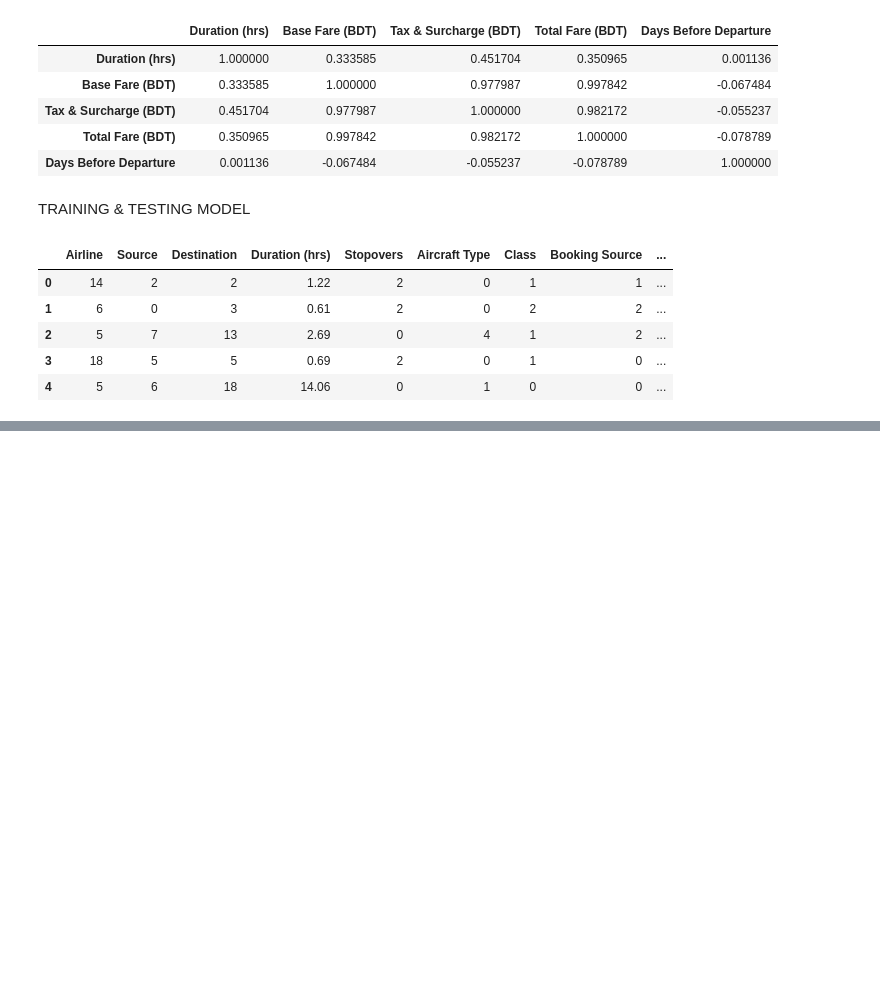
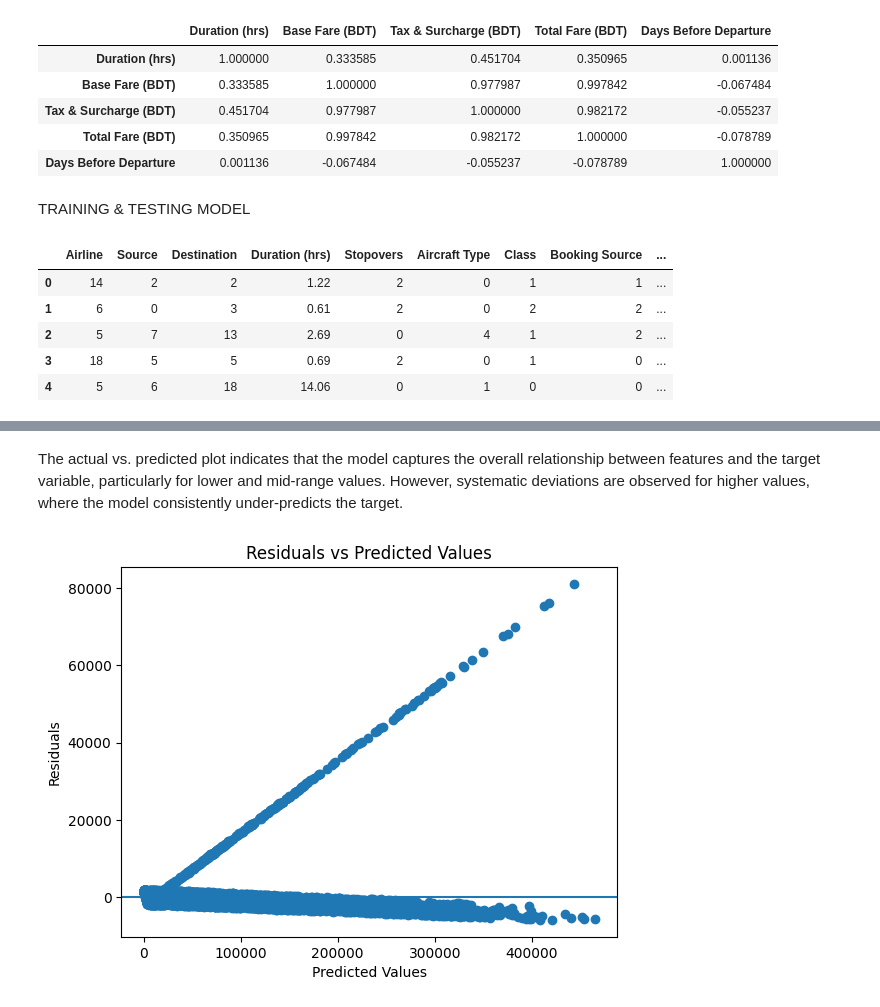
Before and after one commit to Richard-Sarfo/Flight_Price_Prediction, a Jupyter notebook: notebook.ipynb, the cells around one changed output, grey strips where cells are left out. Drawn from its saved outputs; the diff is of its cells as text; code cells hidden in the pictures; blank space fills up the shorter version.

```diff
--- a/notebook.ipynb
+++ b/notebook.ipynb
@@ -254,0 +260,6 @@ trained_model, mse = train_model(
+# %% [markdown]
+The actual vs. predicted plot indicates that the model captures the overall relationship between features and the target variable, particularly for lower and mid-range values. However, systematic deviations are observed for higher values, where the model consistently under-predicts the target.
+# %%
+plot_residuals(y_test, y_pred)
+# %% [output]
+[figure, added]
```
Also changed, not shown: parts of 4 cells of this notebook, 1 other file.
